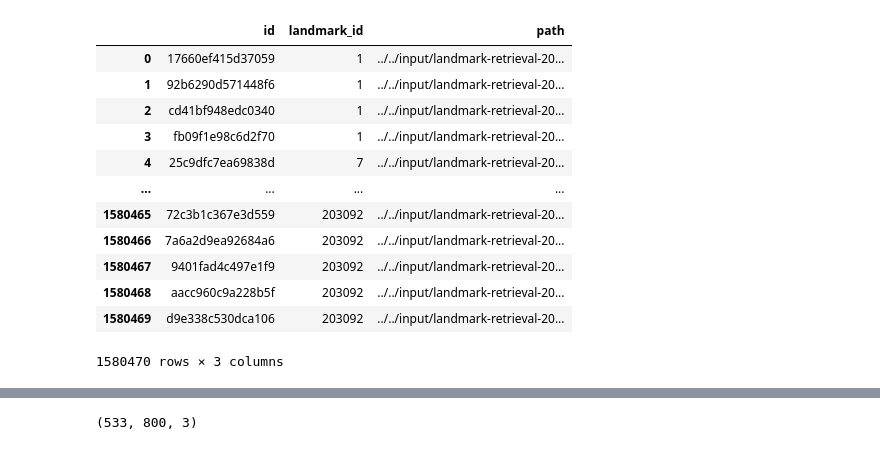
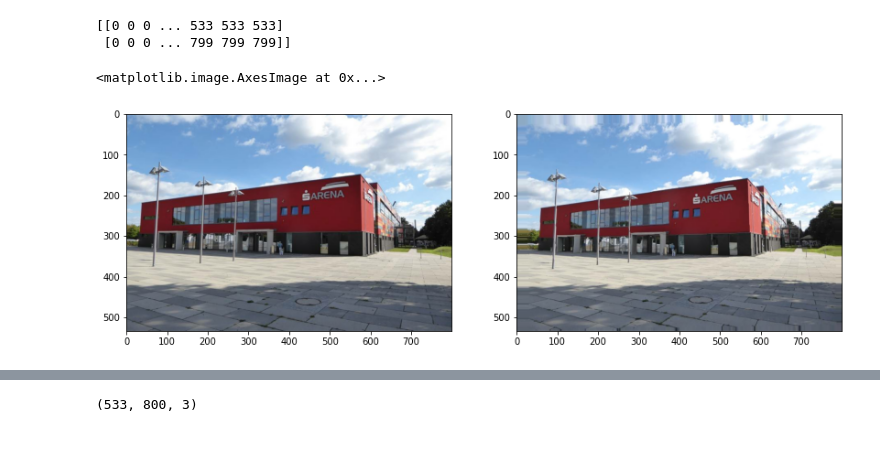
Before and after one commit to akensert/kaggle-landmark-retrieval-and-recognition-2020, a Jupyter notebook: src/notebooks/test_loading.ipynb, the cells around one changed output, grey strips where cells are left out. Saved outputs shown, nothing was run; the diff lists cells and outputs as text; code cells hidden in the pictures.

```diff
--- a/src/notebooks/test_loading.ipynb
+++ b/src/notebooks/test_loading.ipynb
@@ -32,16 +30,47 @@ data = read_data(input_path)
-# %%
-data
-# %% [output]
-|  | id | landmark_id | path |
-| 0 | 17660ef415d37059 | 1 | ../../input/landmark-retrieval-20... |
-| 1 | 92b6290d571448f6 | 1 | ../../input/landmark-retrieval-20... |
-| 2 | cd41bf948edc0340 | 1 | ../../input/landmark-retrieval-20... |
-| 3 | fb09f1e98c6d2f70 | 1 | ../../input/landmark-retrieval-20... |
-| 4 | 25c9dfc7ea69838d | 7 | ../../input/landmark-retrieval-20... |
-| ... | ... | ... | ... |
-| 1580465 | 72c3b1c367e3d559 | 203092 | ../../input/landmark-retrieval-20... |
-| 1580466 | 7a6a2d9ea92684a6 | 203092 | ../../input/landmark-retrieval-20... |
-| 1580467 | 9401fad4c497e1f9 | 203092 | ../../input/landmark-retrieval-20... |
-| 1580468 | aacc960c9a228b5f | 203092 | ../../input/landmark-retrieval-20... |
-| 1580469 | d9e338c530dca106 | 203092 | ../../input/landmark-retrieval-20... |
-1580470 rows × 3 columns
+# %%
+def read_image(image_path):
+    image = tf.io.read_file(image_path)
+    return tf.image.decode_jpeg(image, channels=3)
+
+def read_data(input_path):
+    files_paths = glob.glob(input_path + 'train/*/*/*/*')
+    mapping = {}
+    for path in files_paths:
+        mapping[path.split('/')[-1].split('.')[0]] = path
+    data = pd.read_csv(input_path + 'train.csv')
+    data['path'] = data['id'].map(mapping)
+
+    return data
+
+
+def _pixel_transform(image,
+                     hue_delta=0.0,
+                     saturation_delta=0.3,
+                     contrast_delta=0.1,
+                     brightness_delta=0.2):
+    if hue_delta > 0:
+        image = tf.image.random_hue(
+            image, hue_delta)
+    if saturation_delta > 0:
+        image = tf.image.random_saturation(
+            image, 1-saturation_delta, 1+saturation_delta)
+    if contrast_delta > 0:
+        image = tf.image.random_contrast(
+            image, 1-contrast_delta, 1+contrast_delta)
+    if brightness_delta > 0:
+        image = tf.image.random_brightness(
+            image, brightness_delta)
+    return image
+#data = read_data('../../input/landmark-retrieval-2020/')
+# %%
+fig, axes = plt.subplots(1, 2, figsize=(14, 14))
+image = read_image(data.iloc[11].path)
+image_aug = _spatial_transform(image)
+image_aug = _pixel_transform(image_aug)
+axes[0].imshow(image)
+axes[1].imshow(image_aug)
+# %% [output]
+[[0 0 0 ... 533 533 533]
+ [0 0 0 ... 799 799 799]]
+<matplotlib.image.AxesImage at 0x...>
+[figure, added]
```
Also changed, not shown: parts of 11 cells of this notebook, 10 other files.
